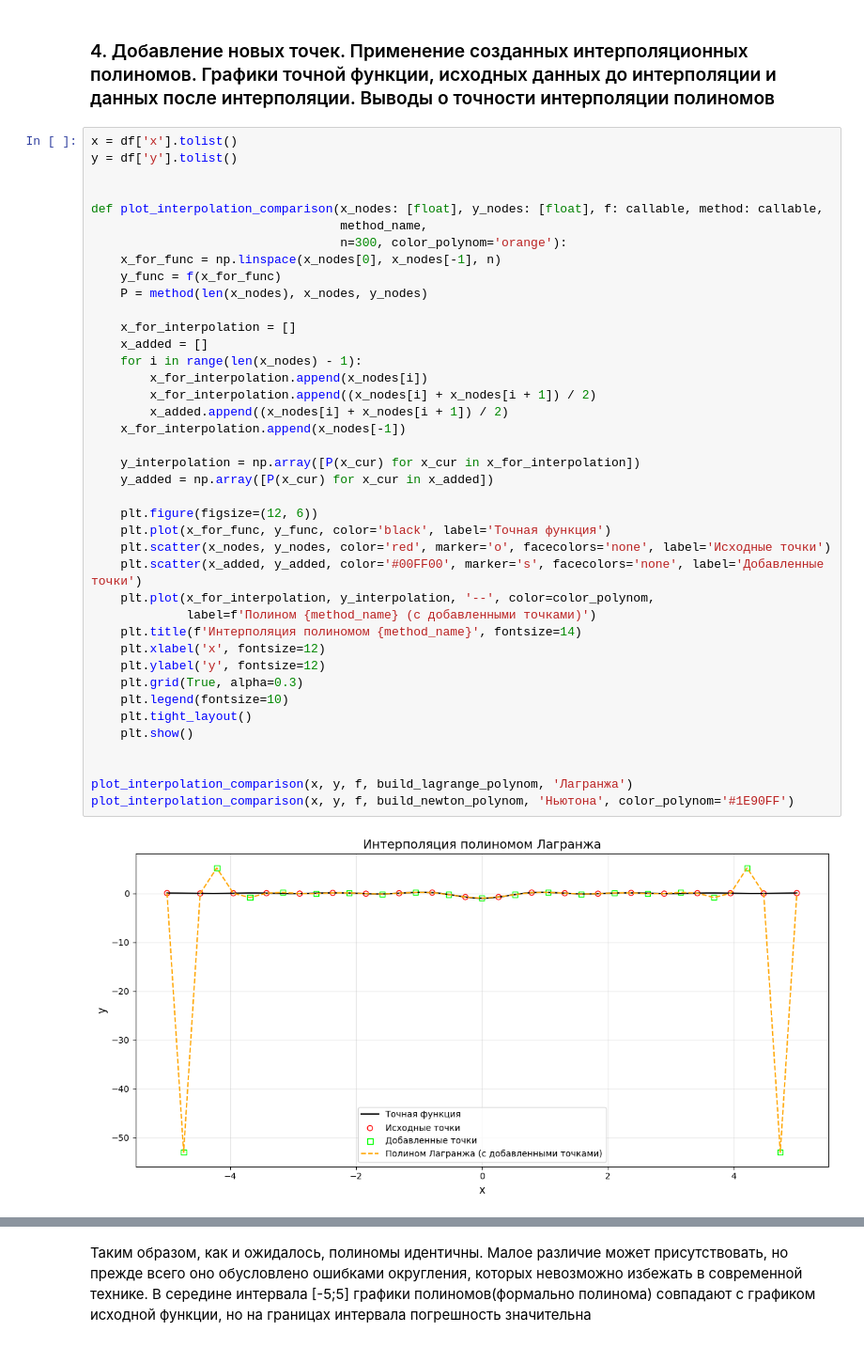
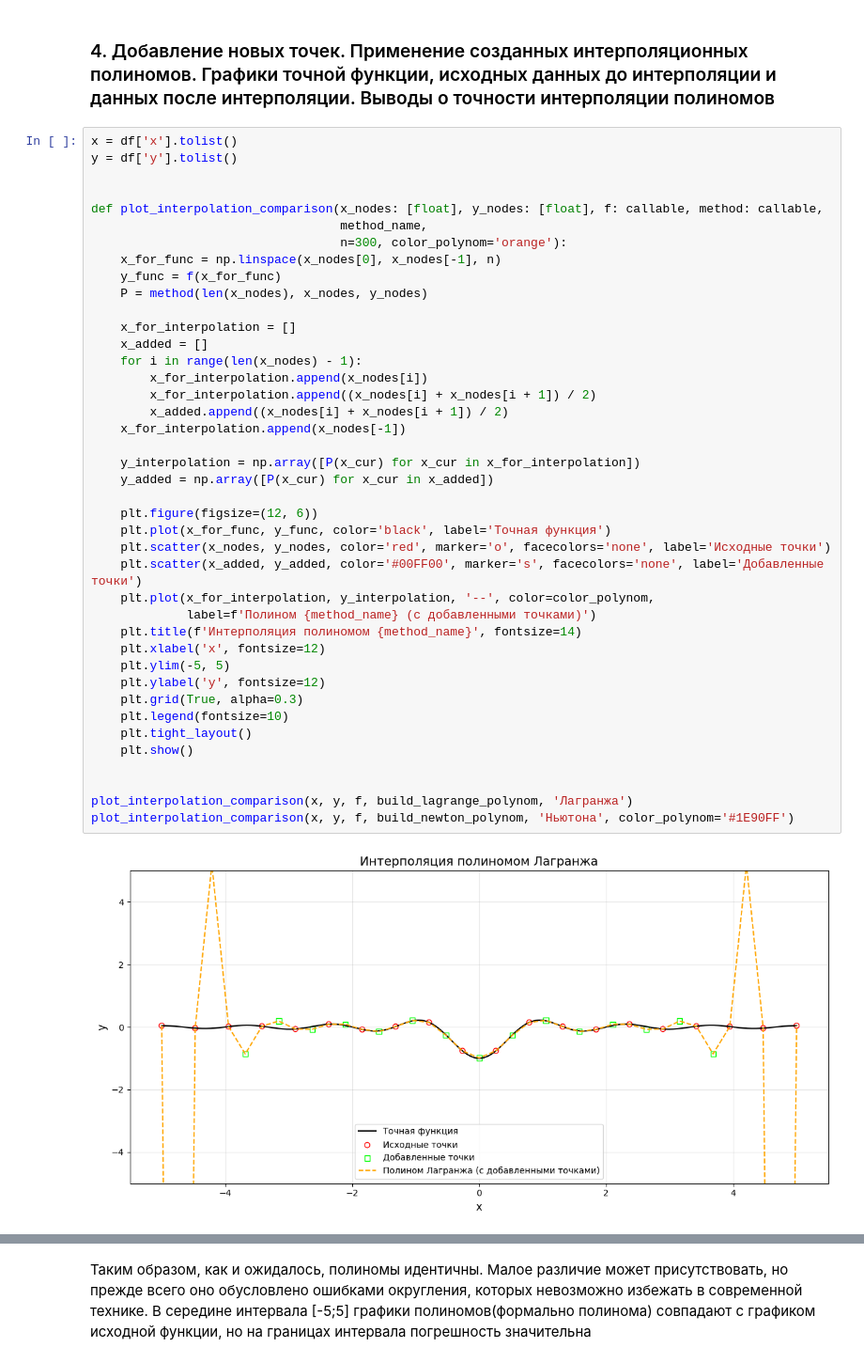
Before and after one commit to PlatovD/numerical_methods_for_solving_nonlinear_equations, a Jupyter notebook: lab3.ipynb, the cells around one changed output, grey strips where cells are left out. Shown at 94% size. Saved outputs shown, nothing was run; the diff lists cells and outputs as text.

```diff
--- a/lab3.ipynb
+++ b/lab3.ipynb
@@ -105,31 +105,32 @@ def plot_interpolation_comparison(x_nodes: [float], y_nodes: [float], f: callabl
 
     x_for_interpolation = []
     x_added = []
     for i in range(len(x_nodes) - 1):
         x_for_interpolation.append(x_nodes[i])
         x_for_interpolation.append((x_nodes[i] + x_nodes[i + 1]) / 2)
         x_added.append((x_nodes[i] + x_nodes[i + 1]) / 2)
     x_for_interpolation.append(x_nodes[-1])
 
     y_interpolation = np.array([P(x_cur) for x_cur in x_for_interpolation])
     y_added = np.array([P(x_cur) for x_cur in x_added])
 
     plt.figure(figsize=(12, 6))
     plt.plot(x_for_func, y_func, color='black', label='Точная функция')
     plt.scatter(x_nodes, y_nodes, color='red', marker='o', facecolors='none', label='Исходные точки')
     plt.scatter(x_added, y_added, color='#00FF00', marker='s', facecolors='none', label='Добавленные точки')
     plt.plot(x_for_interpolation, y_interpolation, '--', color=color_polynom,
              label=f'Полином {method_name} (с добавленными точками)')
     plt.title(f'Интерполяция полиномом {method_name}', fontsize=14)
     plt.xlabel('x', fontsize=12)
+    plt.ylim(-5, 5)
     plt.ylabel('y', fontsize=12)
     plt.grid(True, alpha=0.3)
     plt.legend(fontsize=10)
     plt.tight_layout()
     plt.show()
 
 
 plot_interpolation_comparison(x, y, f, build_lagrange_polynom, 'Лагранжа')
 plot_interpolation_comparison(x, y, f, build_newton_polynom, 'Ньютона', color_polynom='#1E90FF')
 # %% [output]
-[figure, old version]
+[figure, new version]
```
Also changed, not shown: parts of 1 cell of this notebook, 1 other file.
